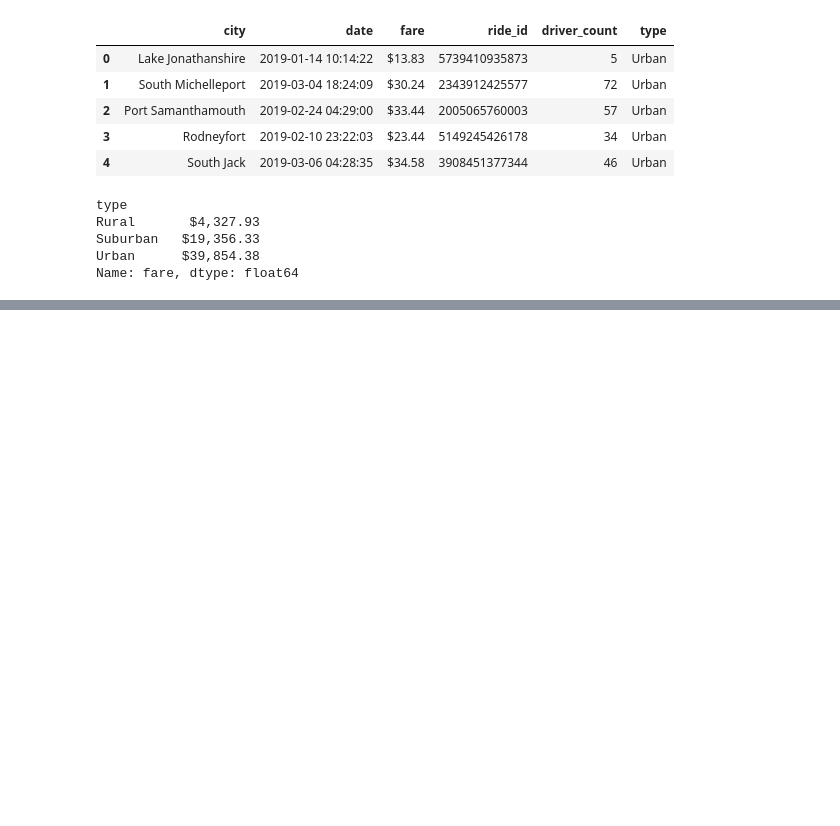
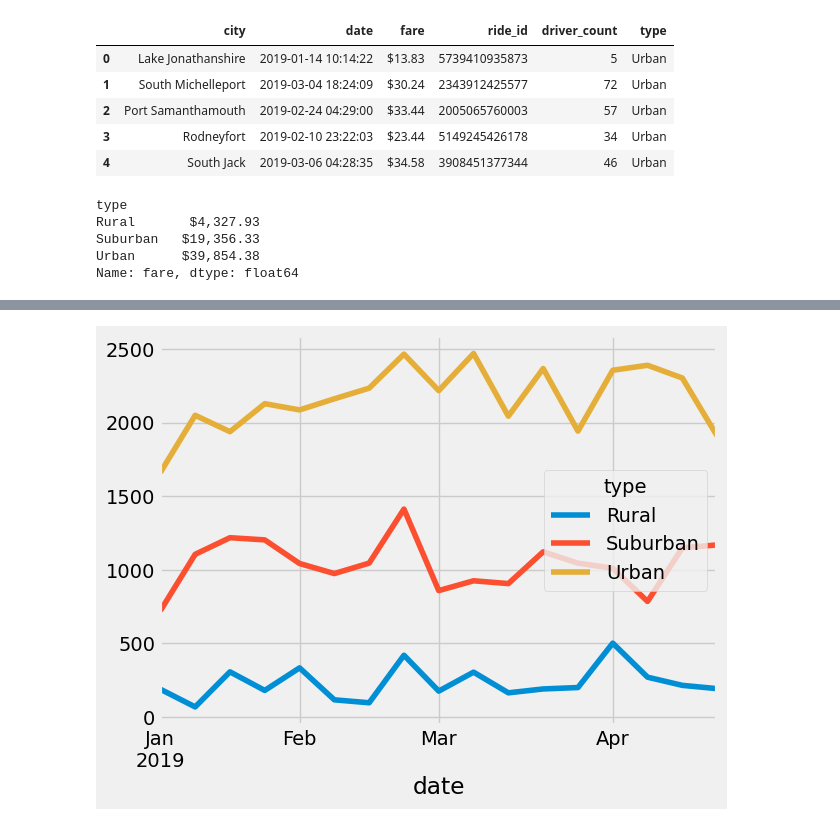
Before and after one commit to WoyramA/PyBer_Analysis, a Jupyter notebook: PyBer_Challenge.ipynb, the cells around one changed output, grey strips where cells are left out. Cells and saved outputs as stored; diff of their text form; code cells hidden in the pictures; blank space fills up the shorter version.

```diff
--- a/PyBer_Challenge.ipynb
+++ b/PyBer_Challenge.ipynb
@@ -184,3 +207,5 @@ ValueError: Buffer has wrong number of dimensions (expected 1, got 2)
 # %%
 # 4. Create a pivot table with the 'date' as the index, the columns ='type', and values='fare'
 # to get the total fares for each type of city by the date.
+sum_fare_by_type_pivot = sum_fare_by_type.pivot(index="date", columns= "type",values= "fare")
+sum_fare_by_type_pivot.head(10)
@@ -187,2 +225,4 @@ ValueError: Buffer has wrong number of dimensions (expected 1, got 2)
 # %%
 # 5. Create a new DataFrame from the pivot table DataFrame using loc on the given dates, '2019-01-01':'2019-04-29'.
+sum_fare_jan_to_april = sum_fare_by_type_pivot.loc["2019-01-01":"2019-04-28"]
+sum_fare_jan_to_april.head(40)
@@ -189,3 +248,4 @@ ValueError: Buffer has wrong number of dimensions (expected 1, got 2)
 # %%
 # 6. Set the "date" index to datetime datatype. This is necessary to use the resample() method in Step 8.
-# df.index = pd.to_datetime(df.index)
+sum_fare_jan_to_april.index = pd.to_datetime(sum_fare_jan_to_april.index)
+sum_fare_jan_to_april.head()
@@ -194,2 +274,4 @@ ValueError: Buffer has wrong number of dimensions (expected 1, got 2)
 # %%
 # 8. Create a new DataFrame using the "resample()" function by week 'W' and get the sum of the fares for each week.
+sum_fare_jan_to_april_by_week = sum_fare_jan_to_april.resample("W").sum()
+sum_fare_jan_to_april_by_week.head(10)
@@ -196,7 +291,11 @@ ValueError: Buffer has wrong number of dimensions (expected 1, got 2)
 # %%
 # 8. Using the object-oriented interface method, plot the resample DataFrame using the df.plot() function.
 
 # Import the style from Matplotlib.
 from matplotlib import style
 # Use the graph style fivethirtyeight.
 style.use('fivethirtyeight')
+fig = sum_fare_jan_to_april_by_week.plot()
+plt.show()
+# %% [output]
+[figure, added]
```
Also changed, not shown: parts of 14 cells of this notebook.
